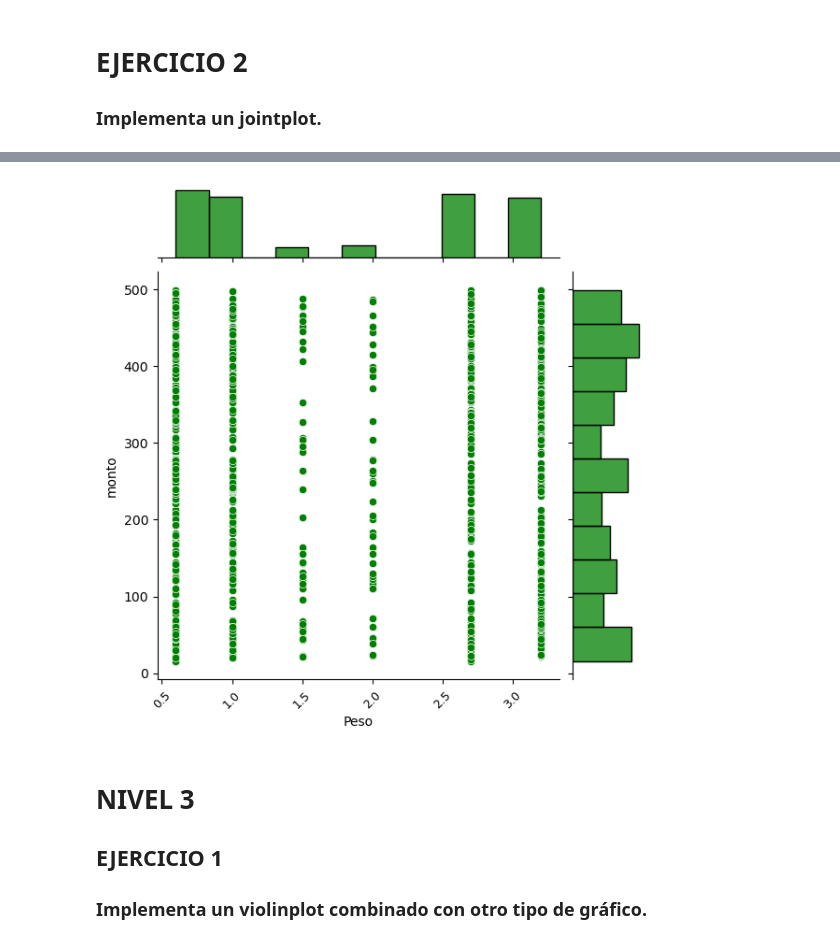
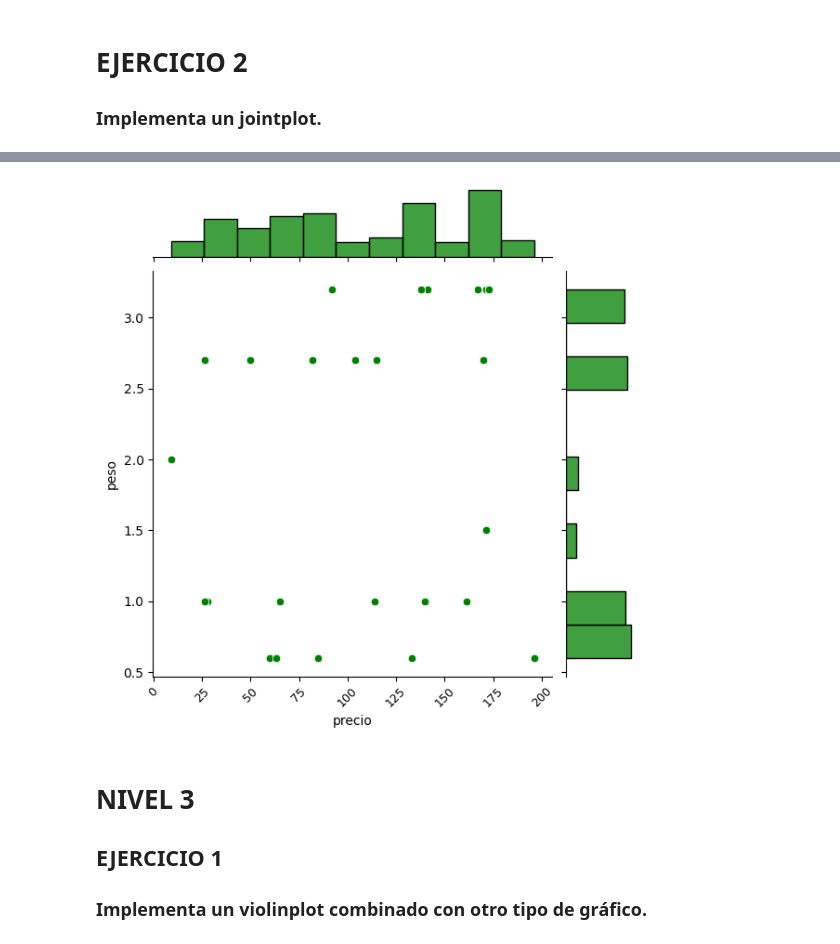
Before and after one commit to shuberth79/Data_Analytics_ITAcademy, a Jupyter notebook: SPRINT 8/8.1/SPRINT 8.1 python (sin claves).ipynb, the cells around one changed output, grey strips where cells are left out. Saved outputs shown, nothing was run; the diff lists cells and outputs as text; code cells hidden in the pictures.

```diff
--- a/SPRINT 8/8.1/SPRINT 8.1 python (sin claves).ipynb
+++ b/SPRINT 8/8.1/SPRINT 8.1 python (sin claves).ipynb
@@ -518,14 +404,14 @@ DataFrame: df_vista1
 # %%
 a = pd.merge(df_transactions, df_transactions_products, left_on='id', right_on='id', how='inner')
 b = pd.merge(a, df_products, left_on='product_ids_y', right_on='id', how='inner')
 
-sns.jointplot(data=b, x='weight', y='amount', color='g')
+sns.jointplot(data=b, x='price', y='weight', color='g')
 plt.xticks(rotation=45, fontsize=9)
-plt.xlabel('Peso')
-plt.ylabel('monto')
+plt.xlabel('precio')
+plt.ylabel('peso')
 plt.show()
 # %% [output]
-[figure, old version]
+[figure, new version]
 # %% [markdown]
 # NIVEL 3
 ## EJERCICIO 1
```
Also changed, not shown: parts of 10 cells of this notebook.
